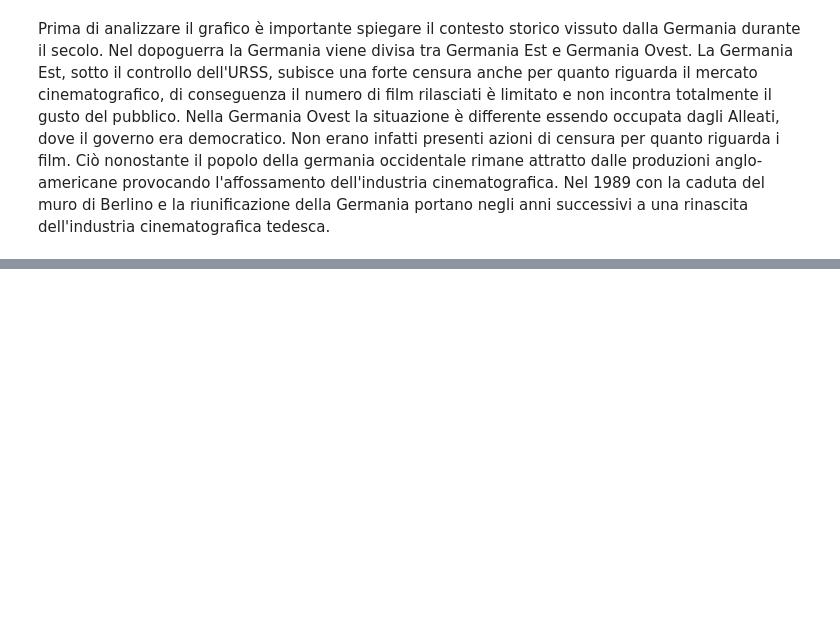
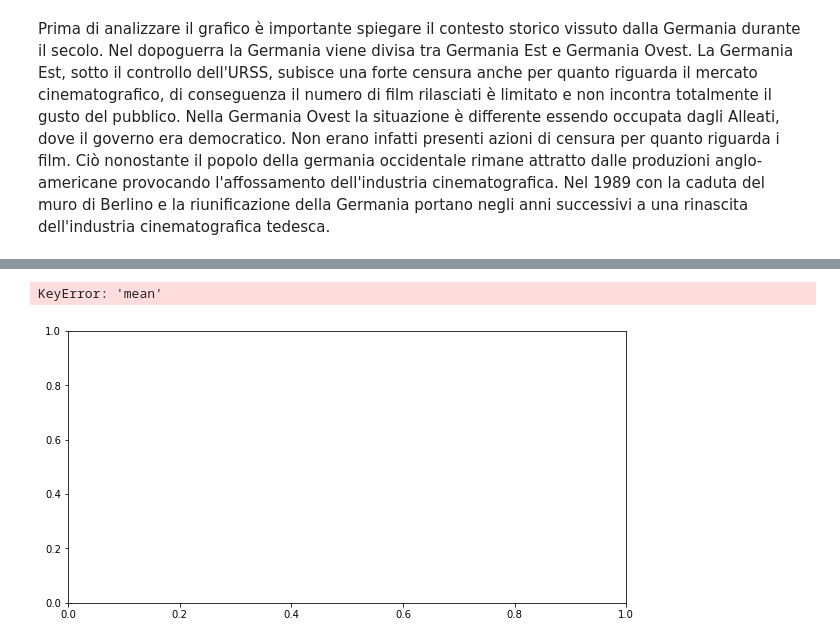
Before and after one commit to Riki98/DWM-Project, a Jupyter notebook: Progetto/Analisi.ipynb, the cells around one changed output, grey strips where cells are left out. Cells and saved outputs as stored; diff of their text form; code cells hidden in the pictures; blank space fills up the shorter version.

```diff
--- a/Progetto/Analisi.ipynb
+++ b/Progetto/Analisi.ipynb
@@ -509,0 +510,19 @@ Nel 1989 con la caduta del muro di Berlino e la riunificazione della Germania po
+# %%
+film_space = data
+
+film_space["isLanded"] = False
+# %%
+i=0
+n_elem = film_space.shape[0]
+while i<n_elem:
+    if not isinstance(film_space["Keywords"][i], float):
+        for keyword in film_space["Keywords"][i]:
+            if not isinstance(keyword, float):
+                if keyword['name'].find('astro')!=-1 or keyword['name'].find('space')!=-1 or keyword['name'].find('moon')!=-1 or keyword['name'].find('alien')!=-1:
+                    film_space["isLanded"][i] = True
+    i+=1
+
+film_space["isLanded"]
+
+sum_per_year = []
+len(sum_per_year)
@@ -509,0 +535,10 @@ Nel 1989 con la caduta del muro di Berlino e la riunificazione della Germania po
+# %%
+grupByMovies=film_space["isLanded"].groupby(film_space["isLanded"]).describe()
+fig, x=plt.subplots(figsize=(10,5))
+x.plot(grupByMovies['mean'])
+x.set_xlabel("Year Release", fontsize=10)
+x.set_ylabel("Revenue", fontsize=10)
+x.set_title('German movies industry', fontsize=20)
+# %% [output]
+KeyError: 'mean'
+[figure, added]
```
Also changed, not shown: parts of 5 cells of this notebook, 1 other file.
